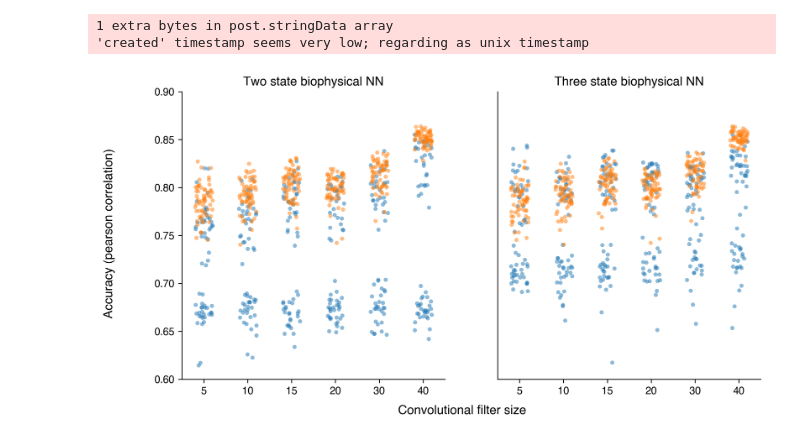
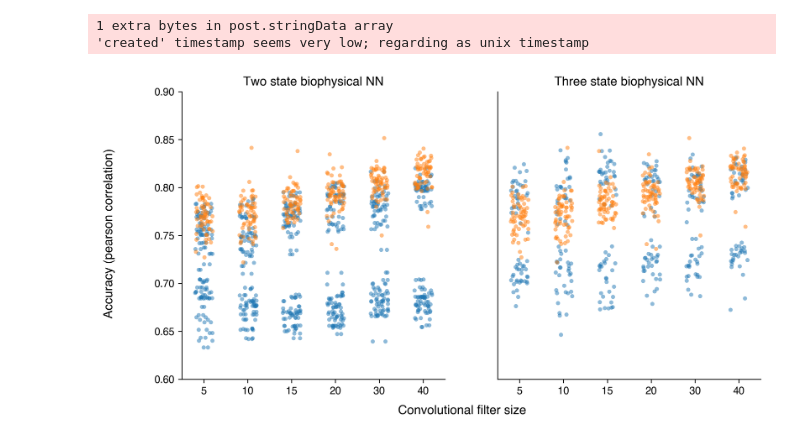
Before and after one commit to staller-lab/NN_interpretability_for_AD_prediction, a Jupyter notebook: scripts/analysis_scripts/compare_bound_transformations.ipynb, the cells around one changed output. Drawn from its saved outputs; the diff is of its cells as text; code cells hidden in the pictures.

Commit message:
Files updated in revision

```diff
--- a/scripts/analysis_scripts/compare_bound_transformations.ipynb
+++ b/scripts/analysis_scripts/compare_bound_transformations.ipynb
@@ -18,42 +19,45 @@ plt.rcParams["font.family"] = "Helvetica"
 plt.rcParams['pdf.fonttype'] = 42
 # %%
 # Reading in the data from all the NN trainings
-data_two_state = pd.read_csv("../../results/results_two_state_test_larger_LR.csv")
-data_three_state = pd.read_csv("../../results/results_three_state_abund_test_larger_LR.csv")
+data_two_state = pd.read_csv("../../results/results_two_state_test_leakyrelu.csv")
+data_two_state = data_two_state[[k in [5, 10, 15, 20, 30, 40] for k in data_two_state['kernel_size']]]
+
+data_three_state = pd.read_csv("../../results/results_three_state_abund_test_leakyrelu.csv")
+data_three_state = data_three_state[[k in [5, 10, 15, 20, 30, 40] for k in data_three_state['kernel_size']]]
 
 data_two_state_linear = data_two_state[(data_two_state["activity_fun"] == "Linear") & (data_two_state["model_type"] == "two_state_abund")]
 data_three_state_linear = data_three_state[(data_three_state["activity_fun"] == "Linear") & (data_three_state["model_type"] == "three_state_abund")]
 
-data_two_state_hill = data_two_state[(data_two_state["activity_fun"] == "Hill") & (data_two_state["model_type"] == "two_state_abund")]
+data_two_state_hill = data_two_state[(data_two_state["activity_fun"] == "Hill") & (data_two_state["model_type"] == "two_state_abund") & (data_two_state["hill_value"] == 1)]
 data_three_state_hill = data_three_state[(data_three_state["activity_fun"] == "Hill") & (data_three_state["model_type"] == "three_state_abund")]
 
 fig, axs = plt.subplots(1,2, figsize = (10,5), sharex=True, sharey=True)
 
 sns.stripplot(x="kernel_size", y="pearson_act_test", data=data_two_state_linear, jitter=0.2, size=4, alpha=0.5, ax=axs[0])
 sns.stripplot(x="kernel_size", y="pearson_act_test", data=data_three_state_linear, jitter=0.2, size=4, alpha=0.5, ax=axs[1])
 
 sns.stripplot(x="kernel_size", y="pearson_act_test", data=data_two_state_hill, jitter=0.2, size=4, alpha=0.5, ax=axs[0])
 sns.stripplot(x="kernel_size", y="pearson_act_test", data=data_two_state_hill, jitter=0.2, size=4, alpha=0.5, ax=axs[1])
 
 fig.supxlabel("Convolutional filter size")
 fig.supylabel("Accuracy (pearson correlation)")
 
 axs[0].legend(frameon=False)
 plt.ylim(0.6, 0.9)
 
 sns.despine()
 
 axs[1].yaxis.set_tick_params(size=0)
 axs[1].set_xlabel("")
 axs[0].set_xlabel("")
 axs[0].set_ylabel("")
 
 axs[0].set_title("Two state biophysical NN")
 axs[1].set_title("Three state biophysical NN")
 
-plt.savefig("../../figures/hill_vs_linear_plot.pdf")
-plt.savefig("../../figures/hill_vs_linear_plot.png")
+plt.savefig("../../figures/for_revision/hill_vs_linear_plot.pdf")
+plt.savefig("../../figures/for_revision/hill_vs_linear_plot.png")
 # %% [output]
 1 extra bytes in post.stringData array
 'created' timestamp seems very low; regarding as unix timestamp
-[figure, old version]
+[figure, new version]
```
Also changed, not shown: parts of 2 cells of this notebook, 3 other files.
